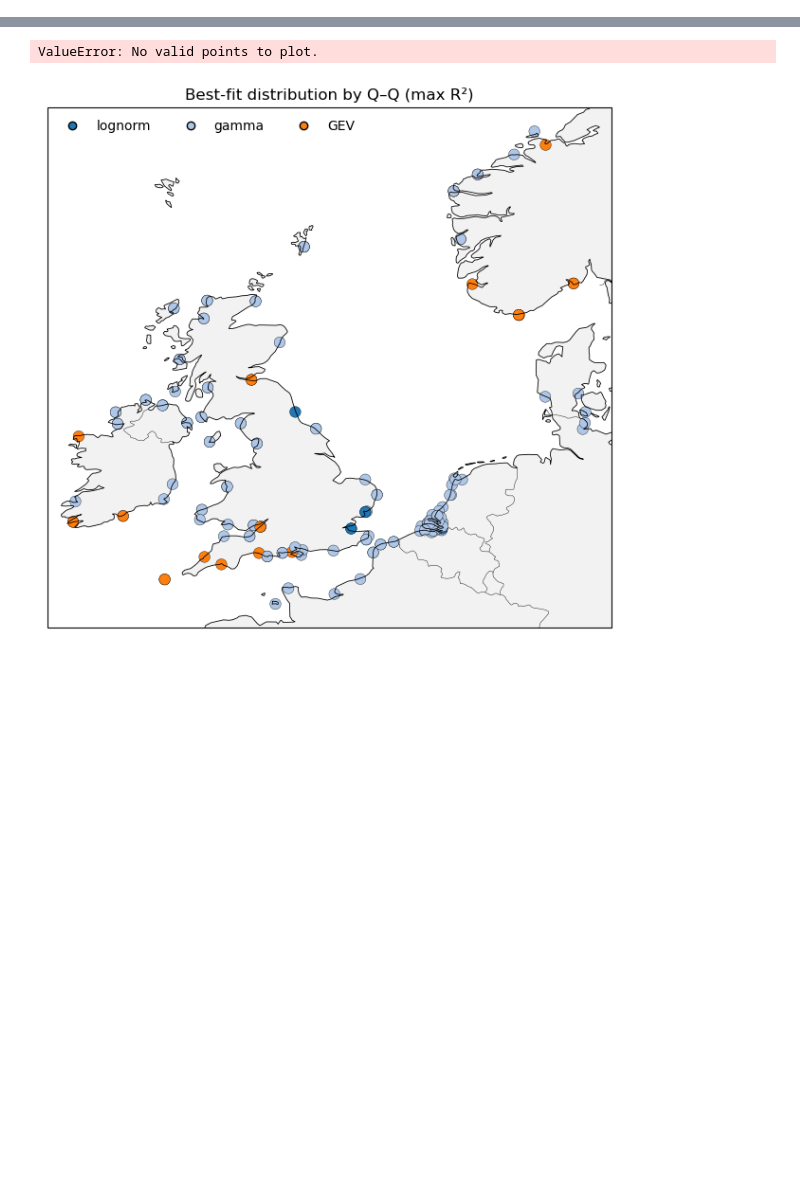
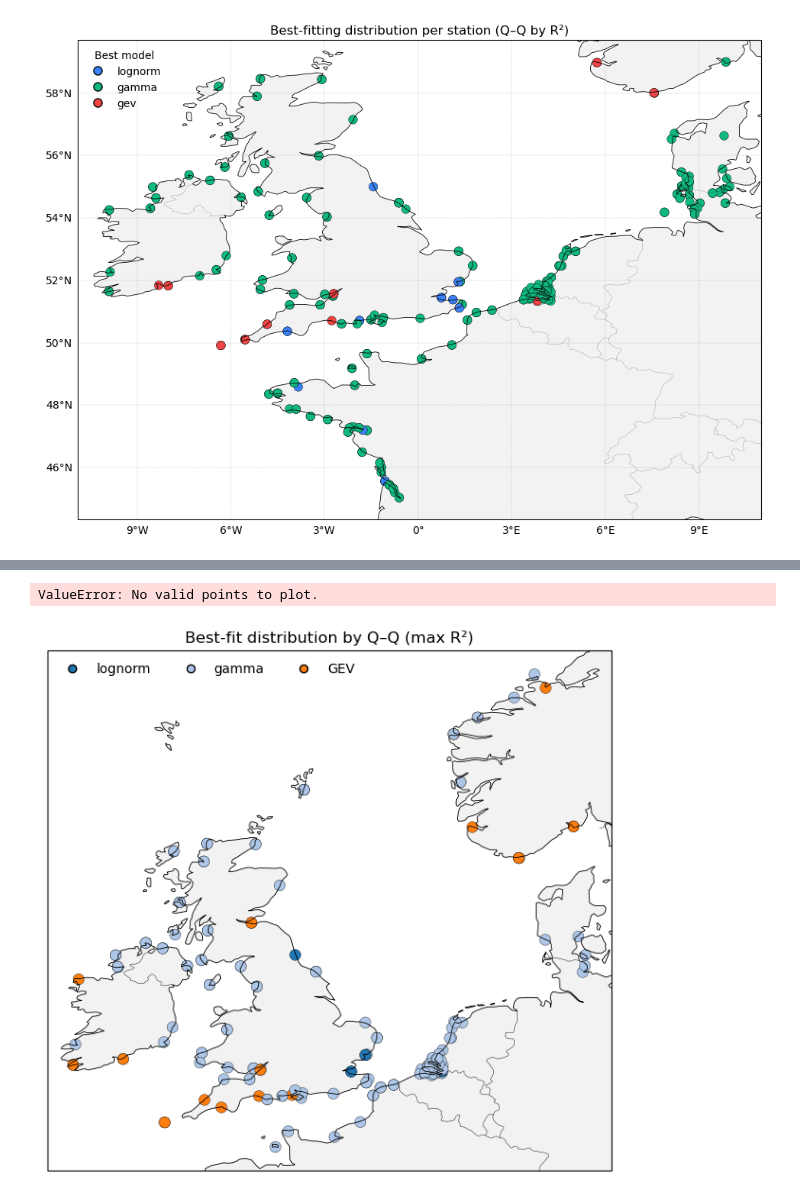
Before and after one commit to lisanneblok/ESL, a Jupyter notebook: notebooks/1_data_prep/Q-Qfits4.ipynb, the cells around one changed output, grey strips where cells are left out. Saved outputs shown, nothing was run; the diff lists cells and outputs as text; code cells hidden in the pictures; blank space fills up the shorter version.

```diff
--- a/notebooks/1_data_prep/Q-Qfits4.ipynb
+++ b/notebooks/1_data_prep/Q-Qfits4.ipynb
@@ -11,7 +11,7 @@ import joblib
 import glob
 import xarray as xr
 
-PATH = "/Users/lb962/Documents/GitHub/ESL/data/ml_ready4/*.nc"
+PATH = "/Users/lb962/Documents/GitHub/ESL/data/ml4_removed/*.nc"
 
 # Get sorted list of files
 files = sorted(glob.glob(PATH))
@@ -629,0 +47,2 @@ residual_is_deviant   shape=(157, 750192)   attrs={}
+# %%
+ds = xr.concat(datasets, dim="time")
@@ -629,0 +442,16 @@ residual_is_deviant   shape=(157, 750192)   attrs={}
+# %%
+import numpy as np
+
+# Extract coord arrays from ds
+lats = ds["station_latitude"].values
+lons = ds["station_longitude"].values
+
+# Make sure lengths match
+assert len(lats) == df_all.shape[0] or "station_index" in df_all.columns, \
+       "We will merge using station_index"
+
+# If df_all already has station_index column (it does), we map through it:
+df_all["latitude"] = df_all["station_index"].apply(lambda i: lats[int(i)])
+df_all["longitude"] = df_all["station_index"].apply(lambda i: lons[int(i)])
+
+df_all.head()
@@ -629,0 +465,75 @@ residual_is_deviant   shape=(157, 750192)   attrs={}
+# %%
+import numpy as np
+import matplotlib.pyplot as plt
+import cartopy.crs as ccrs
+import cartopy.feature as cfeature
+from matplotlib.colors import ListedColormap
+
+# --- build arrays from your combined table ---
+# expects df_all to have: latitude, longitude, best_model
+lat = df_all["latitude"].values
+lon = df_all["longitude"].values
+best = df_all["best_model"].values
+
+# Normalize labels: handle cases where best_model is numeric {0,1,2}
+label_map_num = {0:"lognorm", 1:"gamma", 2:"gev"}
+if np.issubdtype(best.dtype, np.number):
+    best_labels = np.array([label_map_num.get(int(b), "unknown") if np.isfinite(b) else "unknown" for b in best])
+else:
+    best_labels = best.astype(str)
+
+# Keep only valid points
+valid = np.isfinite(lat) & np.isfinite(lon) & (best_labels != "nan")
+
+lat = lat[valid]
+lon = lon[valid]
+best_labels = best_labels[valid]
+
+# Unique classes (stable order)
+classes = ["lognorm", "gamma", "gev"]
+present = [c for c in classes if c in set(best_labels)]
+
+# Map labels to integer indices for color mapping
+class_to_idx = {c:i for i,c in enumerate(present)}
+idx = np.array([class_to_idx.get(lbl, np.nan) for lbl in best_labels], dtype=float)
+keep = np.isfinite(idx)
+lat, lon, idx = lat[keep], lon[keep], idx[keep].astype(int)
+
+# Colormap (up to 3 classes)
+palette = ["#3b82f6", "#10b981", "#ef4444"]  # blue, green, red
+cmap = ListedColormap([palette[class_to_idx[c]] for c in present])
+
+# ---- make the map ----
+proj = ccrs.PlateCarree()
+fig = plt.figure(figsize=(10, 7))
+ax = plt.axes(projection=proj)
+
+# Set extent with padding
+xmin, xmax = float(np.nanmin(lon)), float(np.nanmax(lon))
+ymin, ymax = float(np.nanmin(lat)), float(np.nanmax(lat))
+pad_x = max(0.5, 0.05 * (xmax - xmin))
+pad_y = max(0.5, 0.05 * (ymax - ymin))
+ax.set_extent([xmin - pad_x, xmax + pad_x, ymin - pad_y, ymax + pad_y], crs=proj)
+
+# Base layers
+ax.add_feature(cfeature.LAND, facecolor="0.95")
+ax.add_feature(cfeature.OCEAN, facecolor="white")
+ax.add_feature(cfeature.COASTLINE, linewidth=0.6)
+ax.add_feature(cfeature.BORDERS, linewidth=0.3, linestyle=":")
+gl = ax.gridlines(draw_labels=True, linewidth=0.3, color="gray", alpha=0.5, linestyle="--")
+gl.right_labels = False; gl.top_labels = False
+
+# Scatter
+sc = ax.scatter(lon, lat, c=idx, cmap=cmap, s=70, edgecolor="k", linewidth=0.3, transform=proj)
+
+# Legend
+handles = [plt.Line2D([0],[0], marker='o', linestyle='', markersize=8,
+                      markerfacecolor=cmap(i), markeredgecolor='k', label=lbl)
+           for i, lbl in enumerate(present)]
+ax.legend(handles=handles, title="Best model", loc="upper left", frameon=False)
+
+ax.set_title("Best-fitting distribution per station (Q–Q by R²)")
+plt.tight_layout()
+plt.show()
+# %% [output]
+[figure, added]
```
Also changed, not shown: parts of 18 cells of this notebook, 49 other files.
